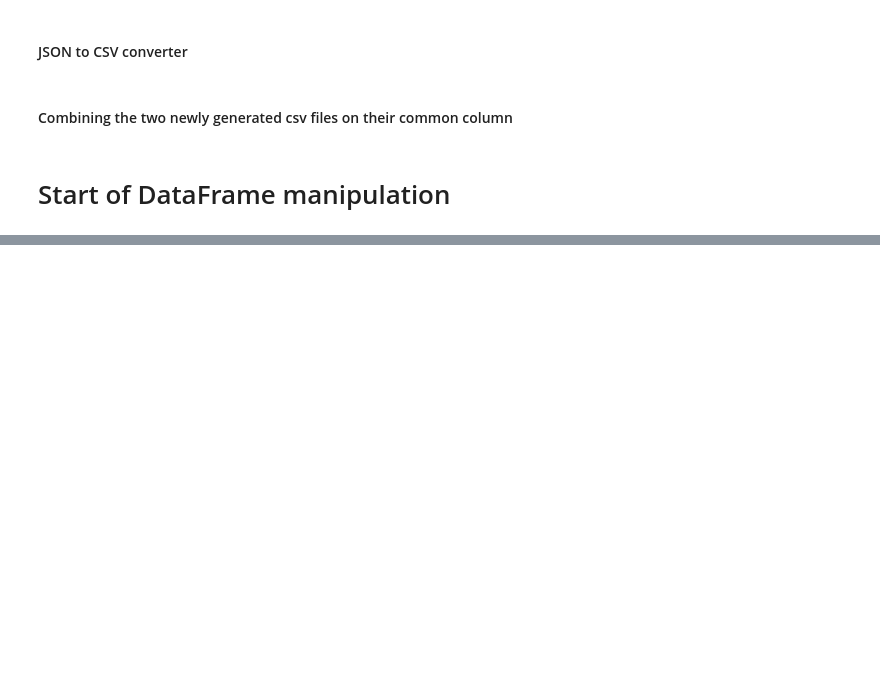
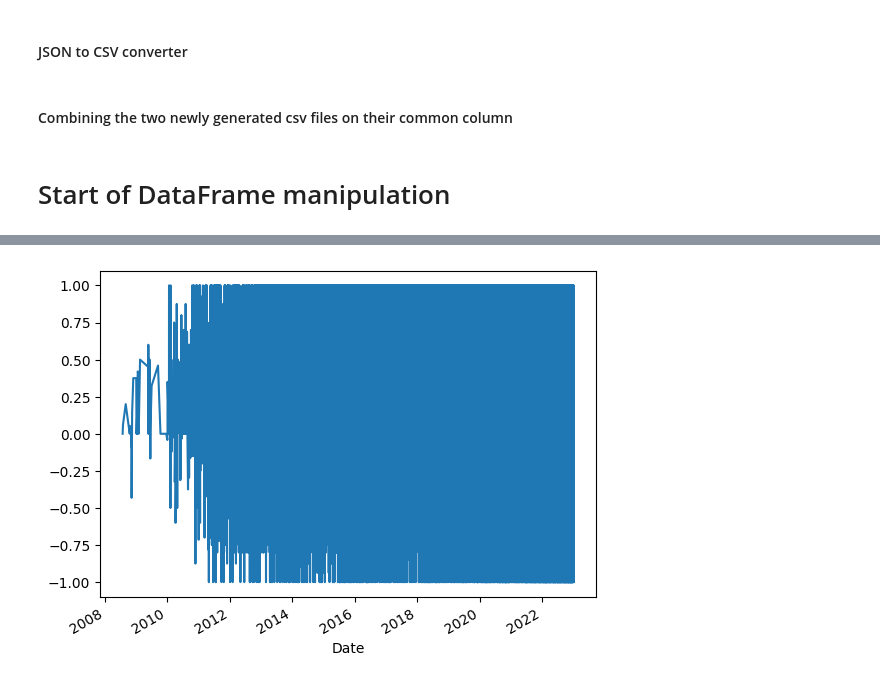
Before and after one commit to troniixx/DataScienceProject, a Jupyter notebook: visuals/visualizer.ipynb, the cells around one changed output, grey strips where cells are left out. Cells and saved outputs as stored; diff of their text form; code cells hidden in the pictures; blank space fills up the shorter version.

```diff
--- a/visuals/visualizer.ipynb
+++ b/visuals/visualizer.ipynb
@@ -72,0 +128,5 @@ df.head()
+# %%
+df["Polarity"].plot()
+plt.show()
+# %% [output]
+[figure, added]
```
Also changed, not shown: parts of 16 cells of this notebook.
